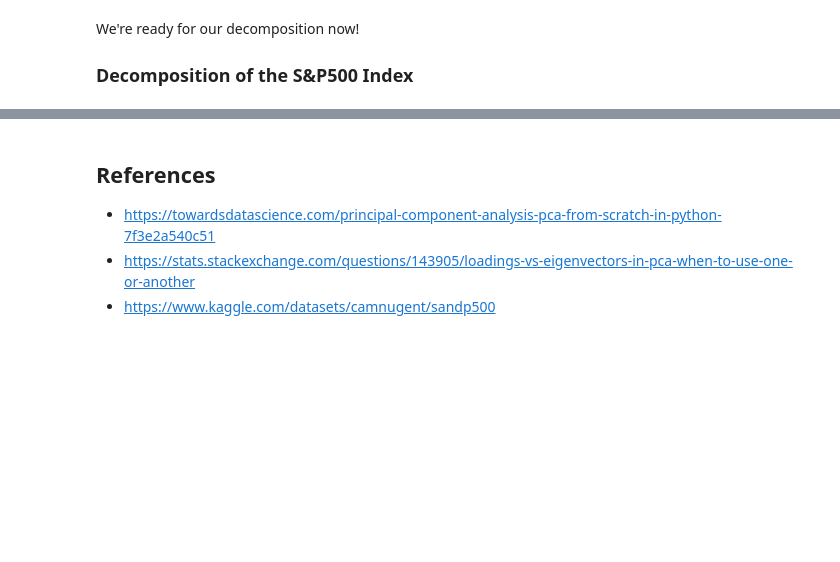
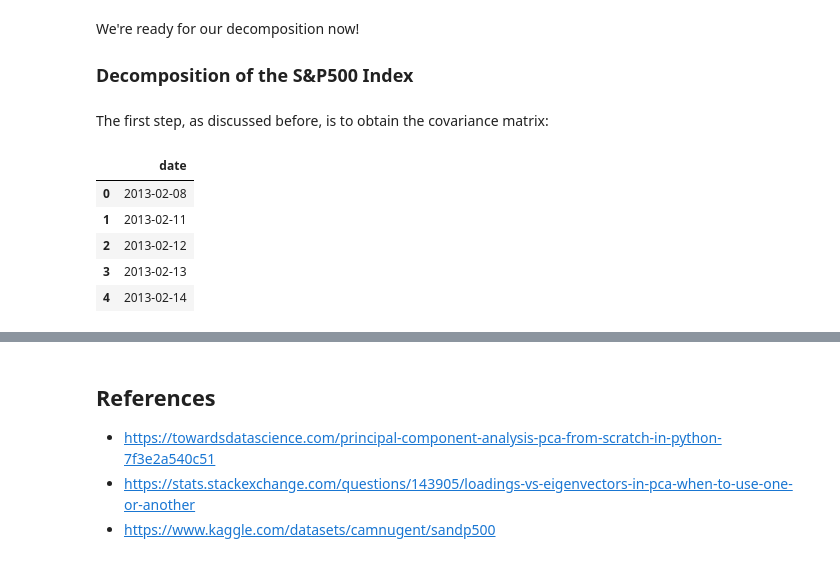
Before and after one commit to Staneesh/efi-pca, a Jupyter notebook: pca.ipynb, the cells around one changed output, grey strips where cells are left out. Cells and saved outputs as stored; diff of their text form; code cells hidden in the pictures; blank space fills up the shorter version.

```diff
--- a/pca.ipynb
+++ b/pca.ipynb
@@ -196,3 +196,16 @@ stocks.tail()
 We're ready for our decomposition now!
 
 ### Decomposition of the S&P500 Index
+# %% [markdown]
+The first step, as discussed before, is to obtain the covariance matrix:
+# %%
+pivoted_stocks = pd.DataFrame(np.unique(stocks['date']), columns=['date'])
+pivoted_stocks.set_index('date')
+pivoted_stocks.head()
+# %% [output]
+|  | date |
+| 0 | 2013-02-08 |
+| 1 | 2013-02-11 |
+| 2 | 2013-02-12 |
+| 3 | 2013-02-13 |
+| 4 | 2013-02-14 |
```
Also changed, not shown: parts of 7 cells of this notebook.
